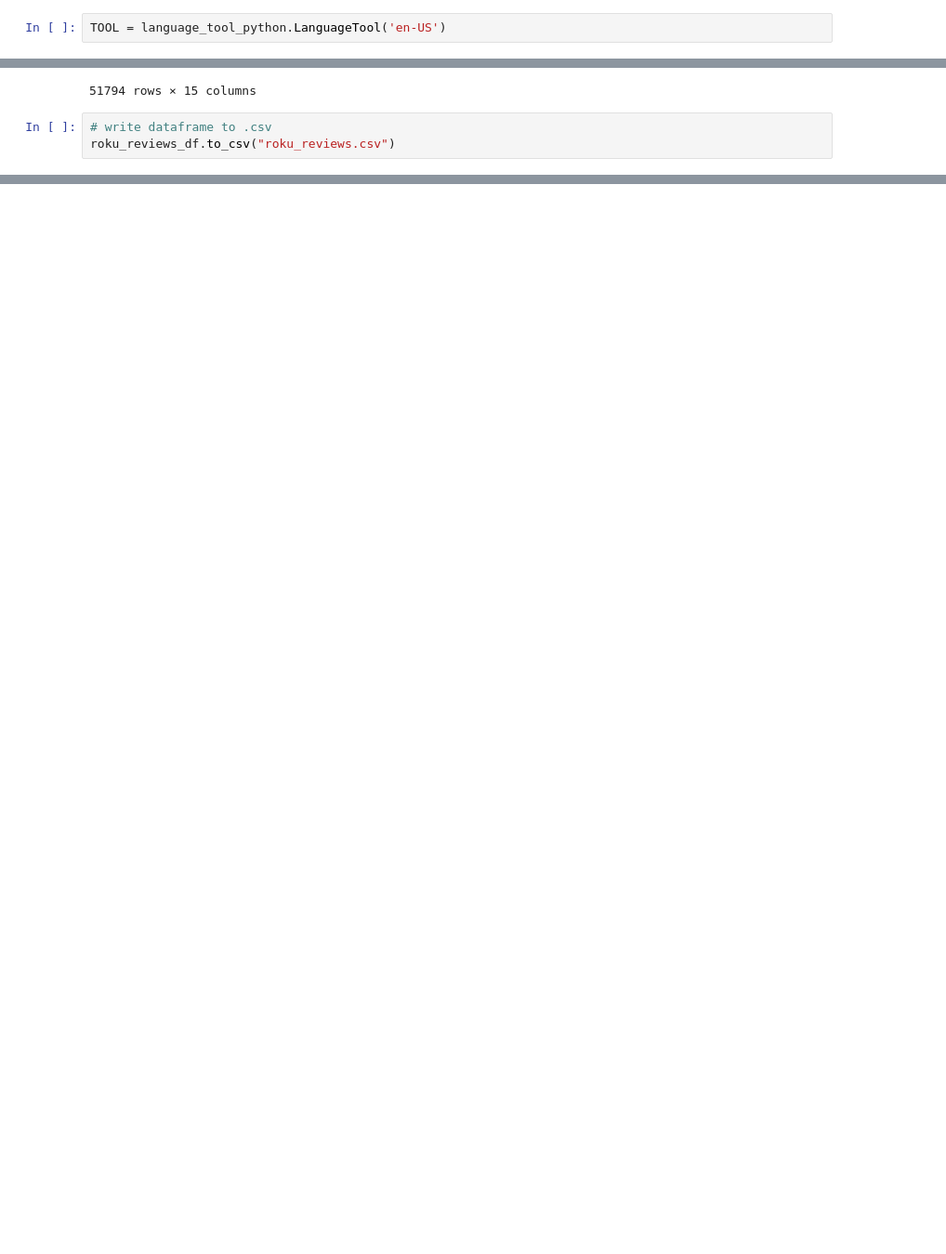
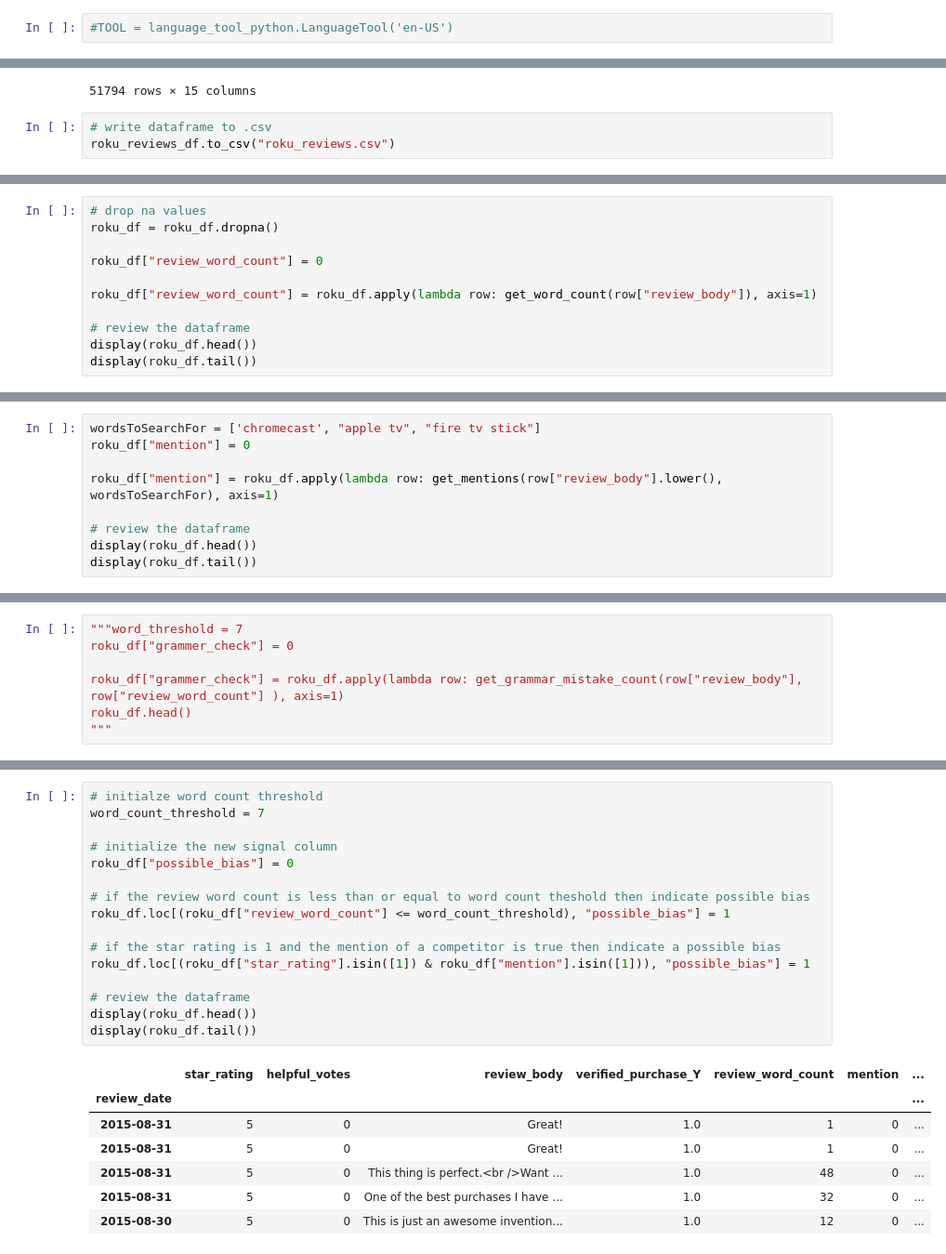
Before and after one commit to Th33na/project-fakers, a Jupyter notebook: project_fakers.ipynb, the cells around one changed output, grey strips where cells are left out. Shown at 93% size. Cells and saved outputs as stored; diff of their text form; blank space fills up the shorter version.

```diff
--- a/project_fakers.ipynb
+++ b/project_fakers.ipynb
@@ -29,2 +36,2 @@ Installed.
 # %%
-TOOL = language_tool_python.LanguageTool('en-US')
+#TOOL = language_tool_python.LanguageTool('en-US')
@@ -248,0 +325,11 @@ NameError: ignored
+# %%
+# drop na values
+roku_df = roku_df.dropna()
+
+roku_df["review_word_count"] = 0
+
+roku_df["review_word_count"] = roku_df.apply(lambda row: get_word_count(row["review_body"]), axis=1)
+
+# review the dataframe
+display(roku_df.head())
+display(roku_df.tail())
@@ -248,0 +351,9 @@ NameError: ignored
+# %%
+wordsToSearchFor = ['chromecast', "apple tv", "fire tv stick"]
+roku_df["mention"] = 0
+
+roku_df["mention"] = roku_df.apply(lambda row: get_mentions(row["review_body"].lower(), wordsToSearchFor), axis=1)
+
+# review the dataframe
+display(roku_df.head())
+display(roku_df.tail())
@@ -248,0 +375,7 @@ NameError: ignored
+# %%
+"""word_threshold = 7
+roku_df["grammer_check"] = 0
+
+roku_df["grammer_check"] = roku_df.apply(lambda row: get_grammar_mistake_count(row["review_body"], row["review_word_count"] ), axis=1)
+roku_df.head()
+"""
@@ -248,0 +399,24 @@ NameError: ignored
+# %%
+# initialze word count threshold
+word_count_threshold = 7
+
+# initialize the new signal column
+roku_df["possible_bias"] = 0
+
+# if the review word count is less than or equal to word count theshold then indicate possible bias
+roku_df.loc[(roku_df["review_word_count"] <= word_count_threshold), "possible_bias"] = 1
+
+# if the star rating is 1 and the mention of a competitor is true then indicate a possible bias
+roku_df.loc[(roku_df["star_rating"].isin([1]) & roku_df["mention"].isin([1])), "possible_bias"] = 1
+
+# review the dataframe
+display(roku_df.head())
+display(roku_df.tail())
+# %% [output]
+|  | star_rating | helpful_votes | review_body | verified_purchase_Y | review_word_count | mention | ... |
+| review_date |  |  |  |  |  |  | ... |
+| 2015-08-31 | 5 | 0 | Great! | 1.0 | 1 | 0 | ... |
+| 2015-08-31 | 5 | 0 | Great! | 1.0 | 1 | 0 | ... |
+| 2015-08-31 | 5 | 0 | This thing is perfect.<br />Want ... | 1.0 | 48 | 0 | ... |
+| 2015-08-31 | 5 | 0 | One of the best purchases I have ... | 1.0 | 32 | 0 | ... |
+| 2015-08-30 | 5 | 0 | This is just an awesome invention... | 1.0 | 12 | 0 | ... |
```
Also changed, not shown: parts of 61 cells of this notebook.
